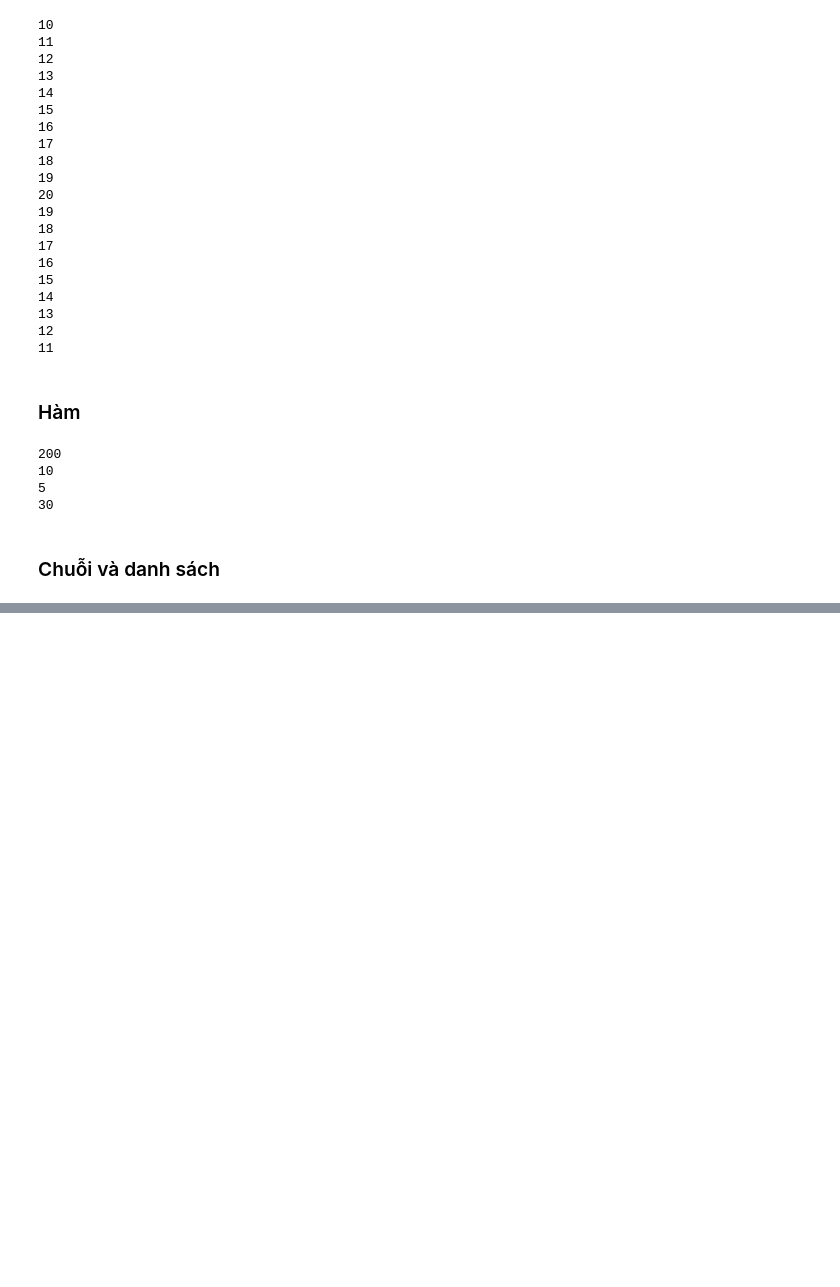
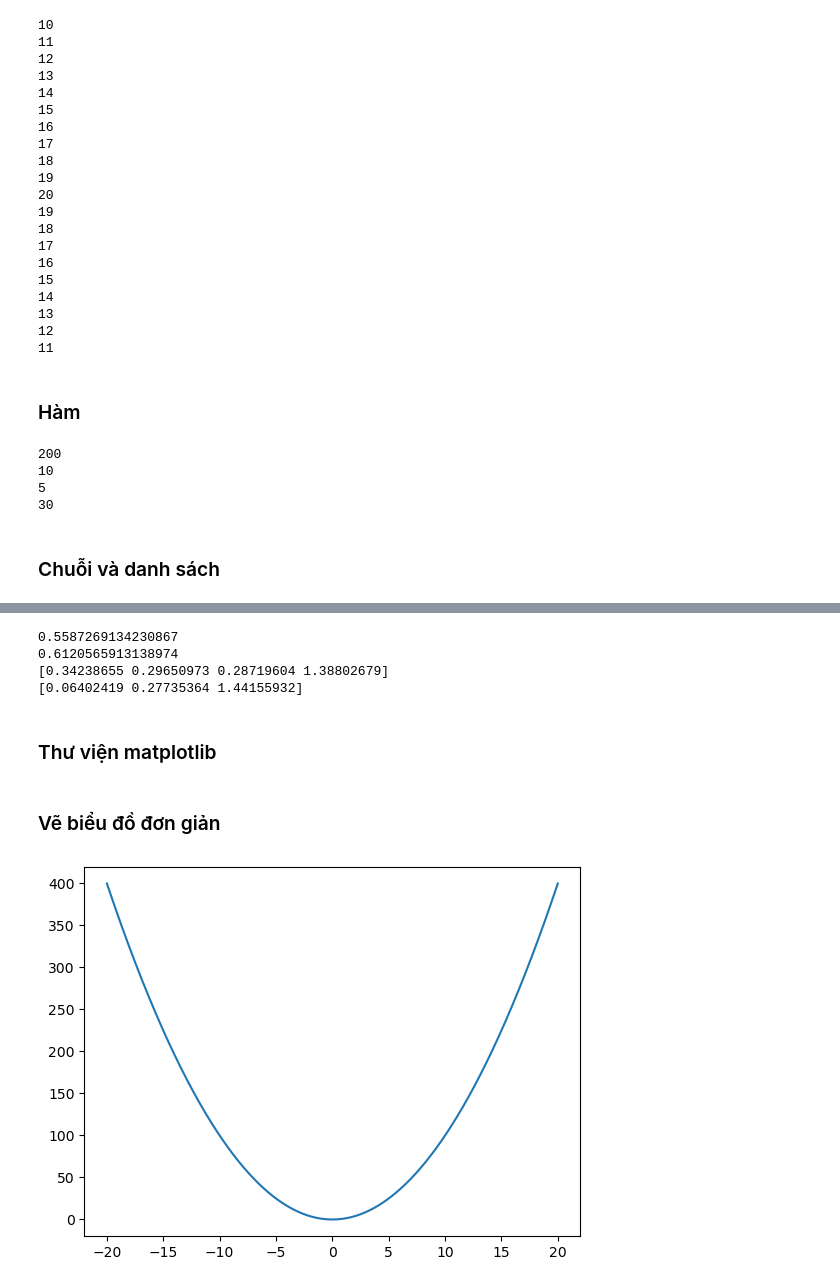
Before and after one commit to trdykhuong/sgu25_data_anaslytics, a Jupyter notebook: exercise/Lab2/slide_001_code.ipynb, the cells around one changed output, grey strips where cells are left out. Saved outputs shown, nothing was run; the diff lists cells and outputs as text; code cells hidden in the pictures; blank space fills up the shorter version.

```diff
--- a/exercise/Lab2/slide_001_code.ipynb
+++ b/exercise/Lab2/slide_001_code.ipynb
@@ -161,0 +759,20 @@ print(tich(b=6, a=5)) # 30
+# %%
+# Các hàm thống kê
+a = np.random.randn(3, 4)
+# tính trung bình của cả ma trận a
+print(np.mean(a))
+# tính trung vị của cột đầu tiên
+print(np.median(a[:,0]))
+# tính độ lệch chuẩn của từng dòng
+print(a.std(axis=0))
+# tính phương sai của từng cột
+print(a.var(axis=1))
+# %% [output]
+0.5587269134230867
+0.6120565913138974
+[0.34238655 0.29650973 0.28719604 1.38802679]
+[0.06402419 0.27735364 1.44155932]
+# %% [markdown]
+### Thư viện matplotlib
+# %% [markdown]
+### Vẽ biểu đồ đơn giản
@@ -161,0 +784,11 @@ print(tich(b=6, a=5)) # 30
+# %%
+# chia đoạn từ -20 đến 20 thành 1000 đoạn
+x = np.linspace(-20, 20, 1000)
+# tính y
+y = x * x
+# vẽ biểu đồ tương quan giữa x và y
+plt.plot(x, y)
+# hiển thị biểu đồ
+plt.show()
+# %% [output]
+[figure, added]
```
Also changed, not shown: parts of 105 cells of this notebook, 3 other files.
